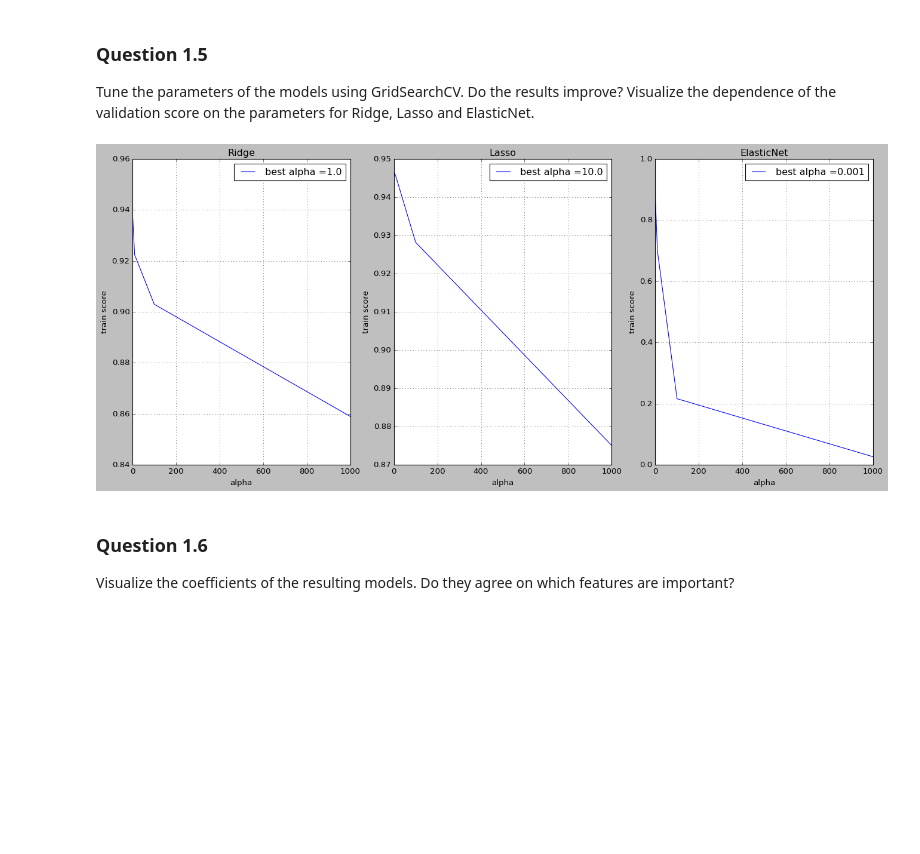
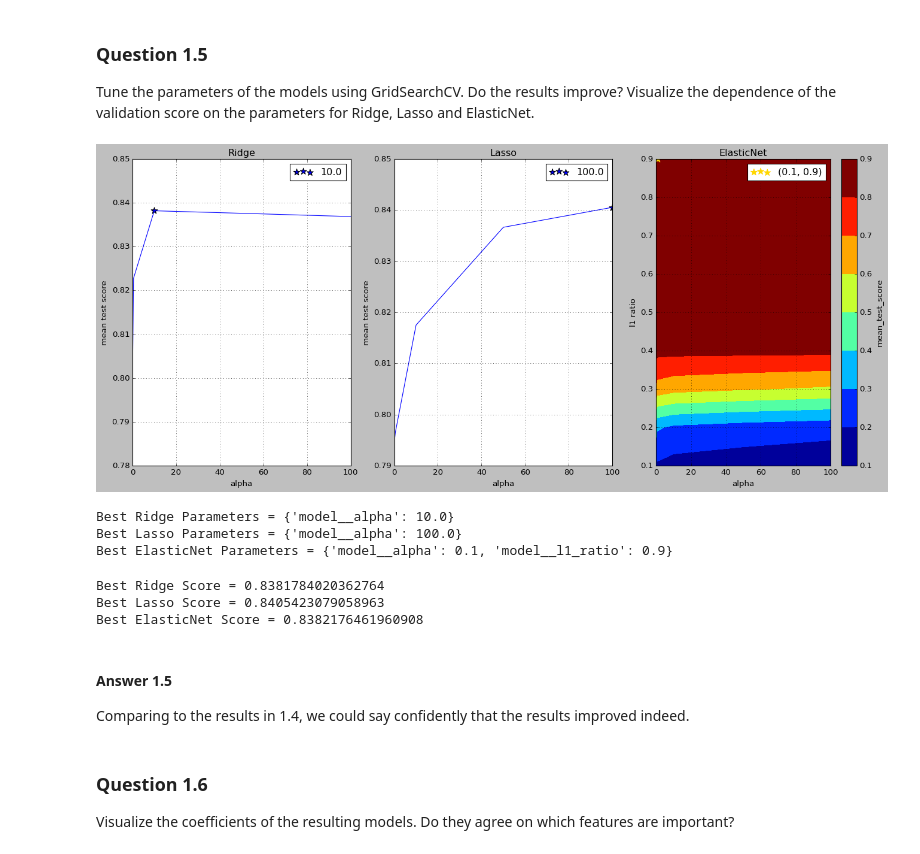
Before and after one commit to Matt88Ac/AdvancedML_Assignment, a Jupyter notebook: Advanced Machine Learning - HW #1.ipynb, the cells around one changed output. Drawn from its saved outputs; the diff is of its cells as text; code cells hidden in the pictures; blank space fills up the shorter version.

```diff
--- a/Advanced Machine Learning - HW #1.ipynb
+++ b/Advanced Machine Learning - HW #1.ipynb
@@ -268,19 +270,55 @@ for model in models:
     result[model] = GridSearchCV(pipe2, param_grid=parameters, cv=4, return_train_score=True)
     result[model].fit(x_train, y_train)
-# %%
-plt.style.use('classic')
-fig, ax = plt.subplots(1, 3, figsize=(20,8), sharex=True)
-for i, model in enumerate(models):
-    ax[i].grid()
-    ax[i].set_title(f'{model}')
-    ax[i].set_xlabel('alpha')
-    ax[i].set_ylabel('train score')
-    ax[i].plot(np.logspace(-3, 3, 7), result[model].cv_results_['mean_train_score'],label="best alpha =" + str(result[model].best_params_['model__alpha']))
-    ax[i].legend()
-plt.show()
-ax = result = None
-# %% [output]
-[figure, removed]
+# %%
+plt.style.use('classic')
+fig, ax = plt.subplots(1, 3, figsize=(20,8), sharex=True)
+for i, model in enumerate(models):
+    ax[i].grid()
+    ax[i].set_title(f'{model}')
+    ax[i].set_xlabel('alpha')
+    ax[i].set_ylabel('mean test score')
+    if model == 'ElasticNet':
+        ax[i].set_ylabel('l1 ratio')
+        x = np.array([10**-3, 5*10**-3, 10**-2, 5*10**-2, 1/10, 1/2, 10, 50, 100])
+        y = np.arange(0.1, 1, 0.1)
+        x, y = np.meshgrid(x, y)
+        z = result['ElasticNet'].cv_results_['mean_test_score']
+        z = z.reshape((len(x), len(y)))[::-1, ::-1]
+        c = ax[i].contourf(x, y, z, vmin=result['ElasticNet'].cv_results_['mean_test_score'].min(), vmax=result['ElasticNet'].cv_results_['mean_test_score'].max())
+        plt.colorbar(c, ax=ax[i], label='mean_test_score')
+        ax[i].scatter(result[model].best_params_['model__alpha']+1, result[model].best_params_['model__l1_ratio'] ,
+                      label=f"({result[model].best_params_['model__alpha']}, {result[model].best_params_['model__l1_ratio']})", marker='*', s=100, color='gold')
+        x = y = z = None
+        ax[i].legend()
+        continue
+
+    ax[i].plot([10**-3, 5*10**-3, 10**-2, 5*10**-2, 1/10, 1/2, 10, 50, 100], result[model].cv_results_['mean_test_score'])
+    ax[i].scatter(result[model].best_params_['model__alpha'], result[model].best_score_ ,label=f"{result[model].best_params_['model__alpha']}", marker='*', s=100)
+
+    ax[i].legend()
+plt.show()
+ax = None
+# %% [output]
+[figure, added]
+# %%
+print('Best Ridge Parameters =', result['Ridge'].best_params_)
+print('Best Lasso Parameters =', result['Lasso'].best_params_)
+print('Best ElasticNet Parameters =', result['ElasticNet'].best_params_)
+# %% [output]
+Best Ridge Parameters = {'model__alpha': 10.0}
+Best Lasso Parameters = {'model__alpha': 100.0}
+Best ElasticNet Parameters = {'model__alpha': 0.1, 'model__l1_ratio': 0.9}
+# %%
+print('Best Ridge Score =', result['Ridge'].best_score_)
+print('Best Lasso Score =', result['Lasso'].best_score_)
+print('Best ElasticNet Score =', result['ElasticNet'].best_score_)
+# %% [output]
+Best Ridge Score = 0.8381784020362764
+Best Lasso Score = 0.8405423079058963
+Best ElasticNet Score = 0.8382176461960908
+# %% [markdown]
+#### Answer 1.5
+Comparing to the results in 1.4, we could say confidently that the results improved indeed.
 # %% [markdown]
 ### Question 1.6
 Visualize the coefficients of the resulting models. Do they agree on which features are
```
Also changed, not shown: parts of 11 cells of this notebook.
